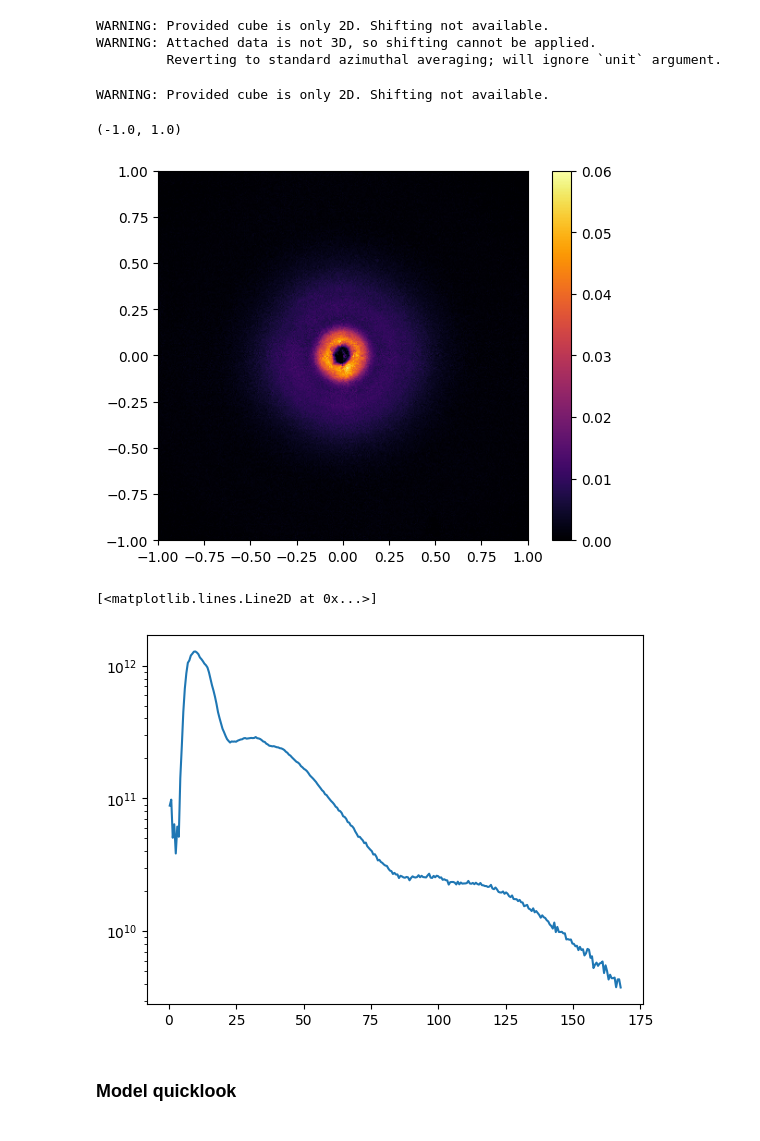
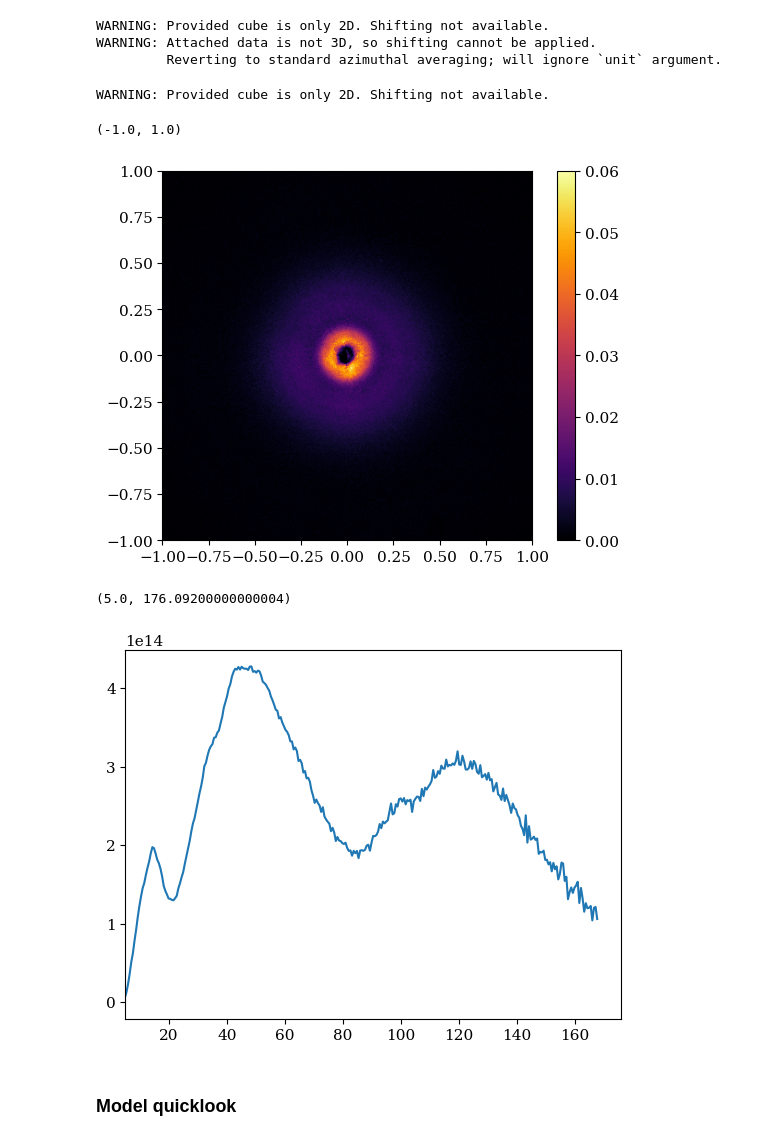
Before and after one commit to rfranceschi/disksimtool, a Jupyter notebook: observation_quicklook.ipynb, the cells around one changed output. Saved outputs shown, nothing was run; the diff lists cells and outputs as text; code cells hidden in the pictures.

Commit message:
Change observation plotting style.

```diff
--- a/observation_quicklook.ipynb
+++ b/observation_quicklook.ipynb
@@ -20,7 +20,24 @@ from spectral_cube import SpectralCube
 
 from disksimtool import model_utils
 
+paper_figures = Path('./paper_figures')
+paper_figures.mkdir(parents=True, exist_ok=True)
+
 obs_path = Path('./observations/')
+
+plt.rcParams["font.family"] = 'serif'
+
+SMALL_SIZE = 8
+MEDIUM_SIZE = 11
+BIGGER_SIZE = 13
+
+plt.rc('font', size=SMALL_SIZE)          # controls default text sizes
+plt.rc('axes', titlesize=SMALL_SIZE)     # fontsize of the axes title
+plt.rc('axes', labelsize=BIGGER_SIZE)    # fontsize of the x and y labels
+plt.rc('xtick', labelsize=MEDIUM_SIZE)    # fontsize of the tick labels
+plt.rc('ytick', labelsize=MEDIUM_SIZE)    # fontsize of the tick labels
+plt.rc('legend', fontsize=MEDIUM_SIZE)    # legend fontsize
+plt.rc('figure', titlesize=BIGGER_SIZE)
 # %%
 au = c.au.cgs.value
 # %% [markdown]
@@ -586,8 +618,8 @@ fits.setval(fits_sphere, 'BMAJ', value=(beam_1_65_mu[0] * u.arcsec).to_value(u.d
 fits.setval(fits_sphere, 'BMIN', value=(beam_1_65_mu[1] * u.arcsec).to_value(u.deg))
 fits.setval(fits_sphere, 'BPA', value=beam_1_65_mu[2])
 
-
-x_1_65_mu, y_1_65_mu, dy_1_65_mu = model_utils.get_profile_from_fits(
+x_1_65_mu, y_1_65_mu, dy_1_65_mu, norm_1_65_mu = (model_utils
+.get_profile_from_fits(
     fits_sphere,
     clip=6,
     inc=incl,
@@ -595,7 +627,7 @@ x_1_65_mu, y_1_65_mu, dy_1_65_mu = model_utils.get_profile_from_fits(
     beam=beam_1_65_mu,
     dist=distance.to_value(u.pc),
     # show_plots=True,
-)
+))
 
 x_1_65_mu = (distance * (x_1_65_mu * u.arcsec).to_value(u.rad)).to_value(u.au)
 y_1_65_mu *= 1e23 / (1*  u.steradian).to_value(u.arcsec**2)
@@ -615,14 +647,15 @@ ax.set_ylim(-1, 1)
 # %% [output]
 WARNING: Provided cube is only 2D. Shifting not available.
 (-1.0, 1.0)
-[figure, old version]
+[figure, new version]
 # %%
 f, ax = plt.subplots()
 
-ax.semilogy(x_1_65_mu, y_1_65_mu)
+ax.plot(x_1_65_mu, y_1_65_mu * x_1_65_mu**2)
+ax.set_xlim(left=5)
 # %% [output]
-[<matplotlib.lines.Line2D at 0x...>]
+(5.0, 176.09200000000004)
-[figure, old version]
+[figure, new version]
 # %%
 profile_1_65_mu = {
     'x': x_1_65_mu,
```
Also changed, not shown: parts of 19 cells of this notebook, 1 other file.
